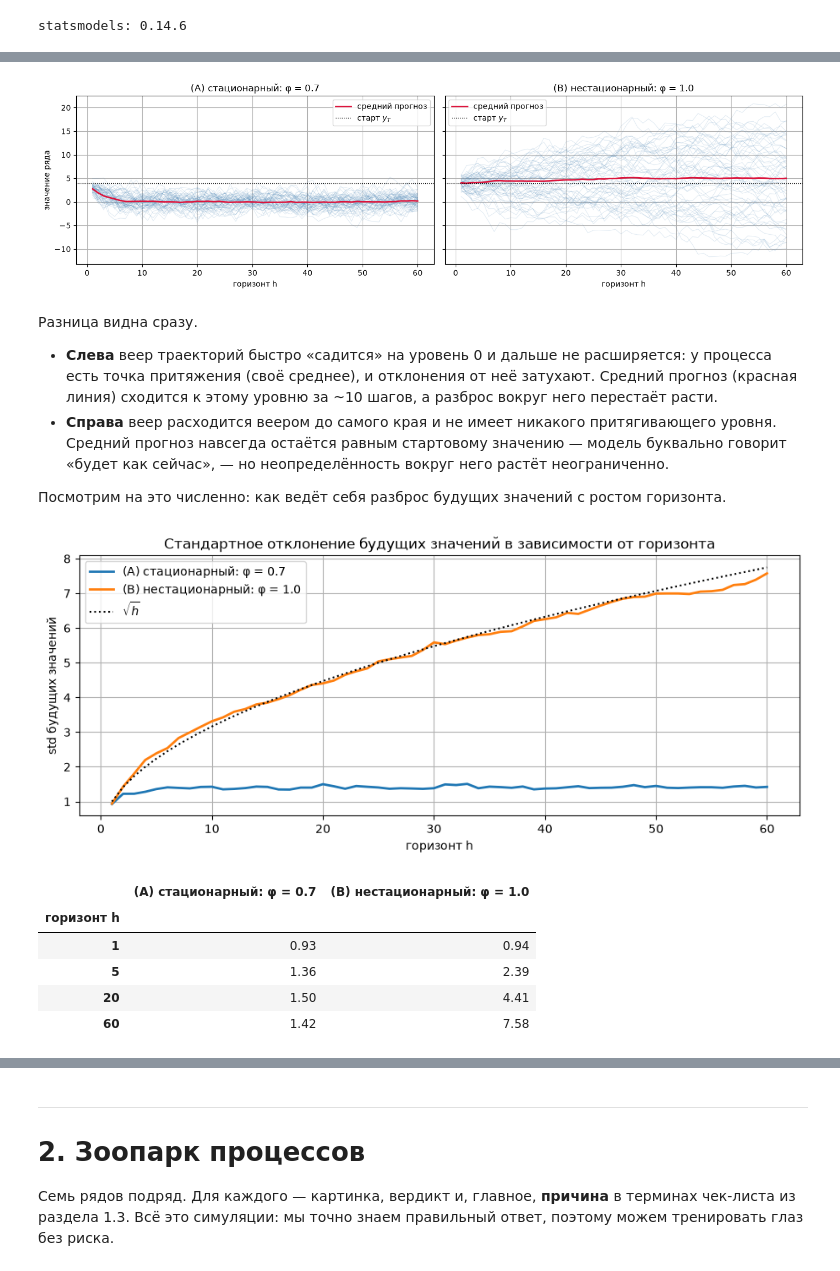
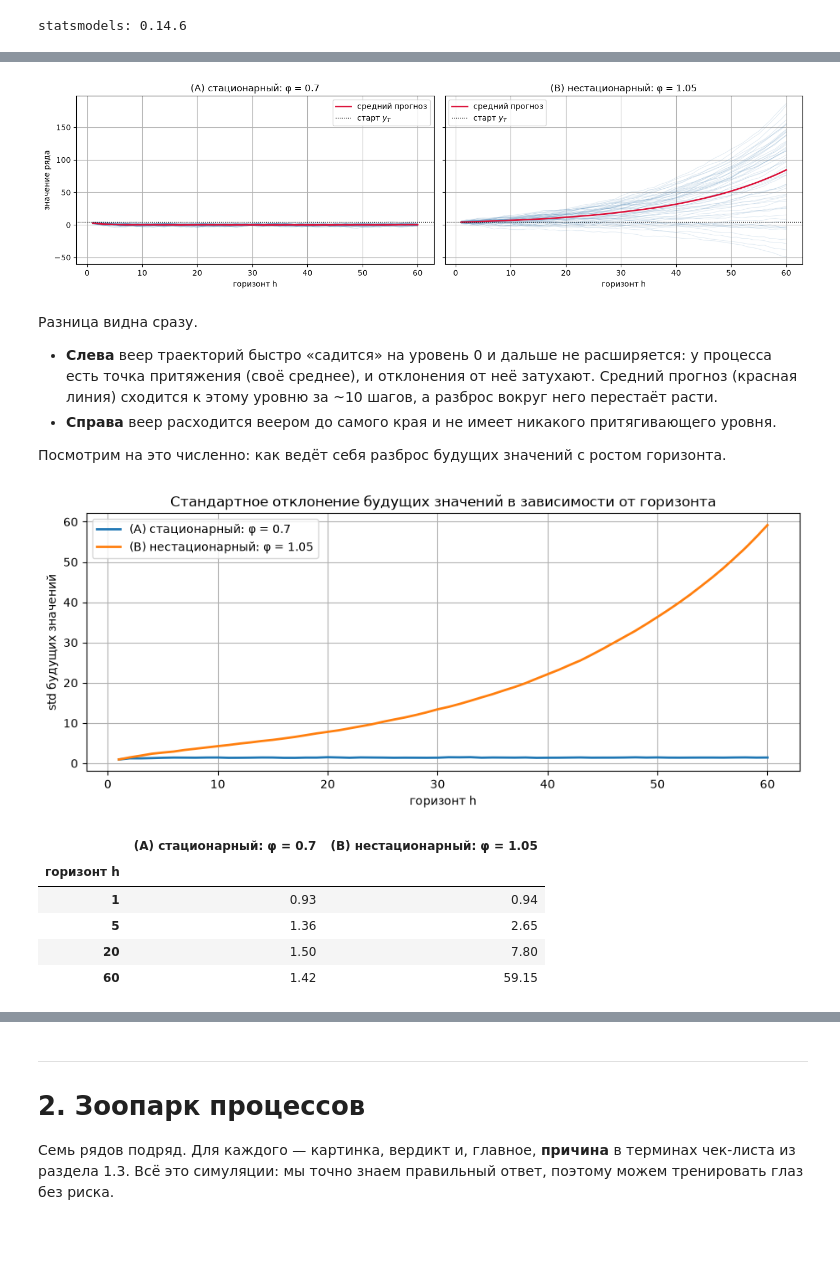
Before and after one commit to alex-hse-repository/time-series-cu-2026, a Jupyter notebook: week_4/part_1/01. Стационарность- определение, примеры, диагностика.ipynb, the cells around one changed output, grey strips where cells are left out. Cells and saved outputs as stored; diff of their text form; code cells hidden in the pictures; blank space fills up the shorter version.

```diff
--- a/week_4/part_1/01. Стационарность- определение, примеры, диагностика.ipynb
+++ b/week_4/part_1/01. Стационарность- определение, примеры, диагностика.ipynb
@@ -76,7 +73,7 @@ n_paths = 300  # сколько возможных будущих рисуем
 y_start = 4.0
 
 futures = {}
-for name, phi in [("(A) стационарный: φ = 0.7", 0.7), ("(B) нестационарный: φ = 1.0", 1.0)]:
+for name, phi in [("(A) стационарный: φ = 0.7", 0.7), ("(B) нестационарный: φ = 1.05", 1.05)]:
     paths = np.empty((n_paths, h))
     prev = np.full(n_paths, y_start)
     for step in range(h):
@@ -96,7 +93,7 @@ axes[0].set_ylabel("значение ряда")
 plt.tight_layout()
 plt.show()
 # %% [output]
-[figure, old version]
+[figure, new version]
 # %% [markdown]
 Разница видна сразу.
 
@@ -105,37 +102,34 @@ plt.show()
   отклонения от неё затухают. Средний прогноз (красная линия) сходится к
   этому уровню за ~10 шагов, а разброс вокруг него перестаёт расти.
 * **Справа** веер расходится веером до самого края и не имеет никакого
-  притягивающего уровня. Средний прогноз навсегда остаётся равным
-  стартовому значению — модель буквально говорит «будет как сейчас», —
-  но неопределённость вокруг него растёт неограниченно.
+  притягивающего уровня.
 
 Посмотрим на это численно: как ведёт себя разброс будущих значений с
 ростом горизонта.
 # %%
 spread = pd.DataFrame(
     {name: paths.std(axis=0) for name, paths in futures.items()},
     index=pd.RangeIndex(1, h + 1, name="горизонт h"),
 )
 
 plt.figure(figsize=(11, 4))
 for name in spread.columns:
     plt.plot(spread.index, spread[name], lw=2, label=name)
-plt.plot(spread.index, np.sqrt(spread.index), "k:", lw=1.5, label=r"$\sqrt{h}$")
 plt.title("Стандартное отклонение будущих значений в зависимости от горизонта")
 plt.xlabel("горизонт h")
 plt.ylabel("std будущих значений")
 plt.legend()
 plt.show()
 
 spread.iloc[[0, 4, 19, 59]].round(2)
 # %% [output]
-[figure, old version]
+[figure, new version]
-|  | (A) стационарный: φ = 0.7 | (B) нестационарный: φ = 1.0 |
+|  | (A) стационарный: φ = 0.7 | (B) нестационарный: φ = 1.05 |
 | горизонт h |  |  |
 | 1 | 0.93 | 0.94 |
-| 5 | 1.36 | 2.39 |
-| 20 | 1.50 | 4.41 |
-| 60 | 1.42 | 7.58 |
+| 5 | 1.36 | 2.65 |
+| 20 | 1.50 | 7.80 |
+| 60 | 1.42 | 59.15 |
 # %% [markdown]
 Для стационарного ряда разброс выходит на плато (для AR(1) — на
 $\sigma/\sqrt{1-\varphi^2} \approx 1.4$) уже к 10-му шагу и дальше не
```
Also changed, not shown: parts of 40 cells of this notebook, 11 other files.
